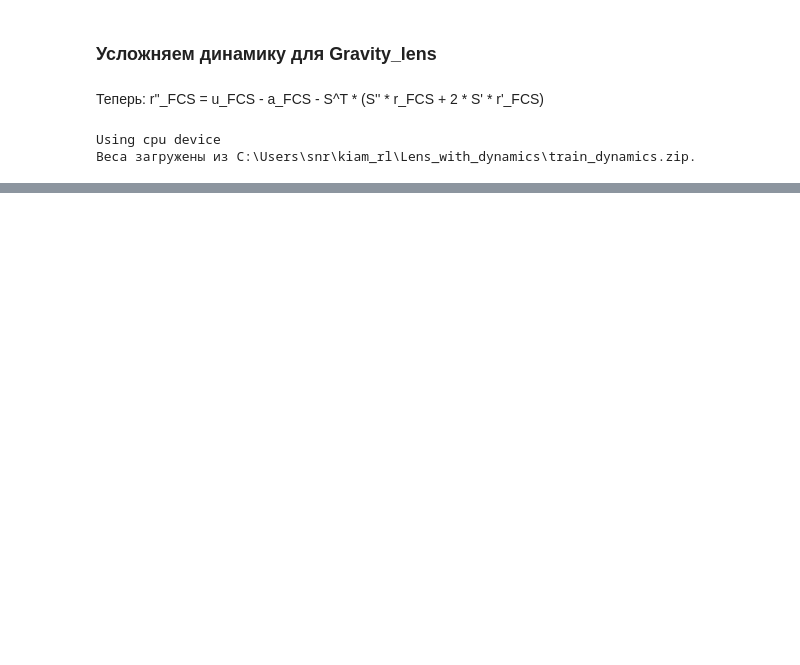
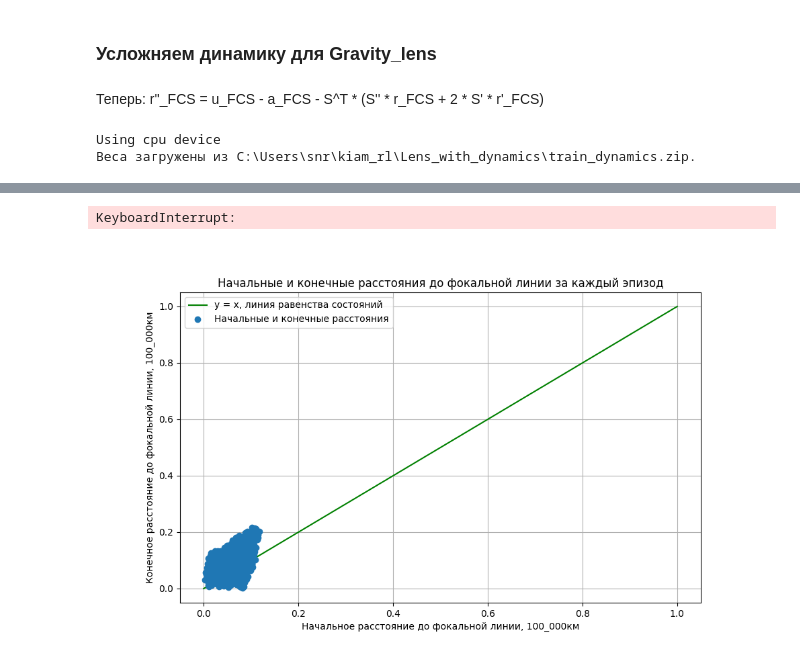
Before and after one commit to BrntD98/Lens_with_dynamics, a Jupyter notebook: Gravity_lens_dinamics.ipynb, the cells around one changed output, grey strips where cells are left out. Drawn from its saved outputs; the diff is of its cells as text; code cells hidden in the pictures; blank space fills up the shorter version.

```diff
--- a/Gravity_lens_dinamics.ipynb
+++ b/Gravity_lens_dinamics.ipynb
@@ -551,0 +550,74 @@ else:
+# %%
+num_episodes = 1000  #???
+
+initial_distances = []
+final_distances = []
+initial_speeds = []
+final_speeds = []
+u_total = [] # Суммарные затраты характеристической скорости
+delta_r_f = []  # Промахи по положению
+delta_v_f = []  # Промахи по скорости
+
+for episode in range(num_episodes):
+    obs = env_with_dynamics.reset()  # Сброс окружения для нового эпизода
+    done = False
+
+    # Массивы для хранения данных по каждому эпизоду
+    episode_distances = []
+    episode_speeds = []
+    episode_u = 0  # Суммарные затраты скорости для эпизода
+
+    for i in range(n_imp):
+        action, _states = model.predict(obs, deterministic=True)
+        obs, rewards, dones, info = vec_env.step(action)
+
+        if dones[0]:  # Если эпизод завершен
+            obs = info[0]['terminal_observation']
+            obs = np.array([obs])
+
+        y = obs[0, 1]
+        x = obs[0, 0]
+        vy = obs[0, 4]
+        vx = obs[0, 3]
+        distance_to_focal = np.sqrt(x**2 + y**2)
+        speed_to_focal = np.sqrt(vx**2 + vy**2)
+
+        delta_v = action * min(1, delta_v_max/numpy.linalg.norm(action))
+        episode_u += np.linalg.norm(delta_v)
+        episode_distances.append(distance_to_focal)
+        episode_speeds.append(speed_to_focal)
+
+
+    # Сохраняем начальные и конечные значения для эпизода
+    initial_distances.append(episode_distances[0])
+    final_distances.append(episode_distances[-1])
+    initial_speeds.append(episode_speeds[0])
+    final_speeds.append(episode_speeds[-1])
+    u_total.append(episode_u)
+
+delta_r_f = (np.array(final_distances)) * KM_SCALE
+delta_v_f = np.array(final_speeds) * VEL_SCALE* 1000.
+u_total = np.array([u_total])
+u_total = u_total * VEL_SCALE * 1000.
+
+print('∆rf, км:', statistics(delta_r_f))
+print('∆vf, м/с:', (statistics(delta_v_f)))
+print('u, м/с:', statistics(u_total))
+# %% [output]
+KeyboardInterrupt:
+# %%
+x = np.linspace(0, 1, 100)
+y = x
+initial_distances = np.array(initial_distances)
+final_distances = np.array(final_distances)
+plt.figure(figsize=(10, 6))
+plt.plot(x, y, label = "y = x, линия равенства состояний", color = 'green')
+plt.plot( initial_distances , final_distances , 'o', label="Начальные и конечные расстояния")
+plt.xlabel("Начальное расстояние до фокальной линии, 100_000км")
+plt.ylabel("Конечное расстояние до фокальной линии, 100_000км")
+plt.title("Начальные и конечные расстояния до фокальной линии за каждый эпизод")
+plt.legend()
+plt.grid(True)
+plt.show()
+# %% [output]
+[figure, added]
```
Also changed, not shown: parts of 7 cells of this notebook, 14 other files.
